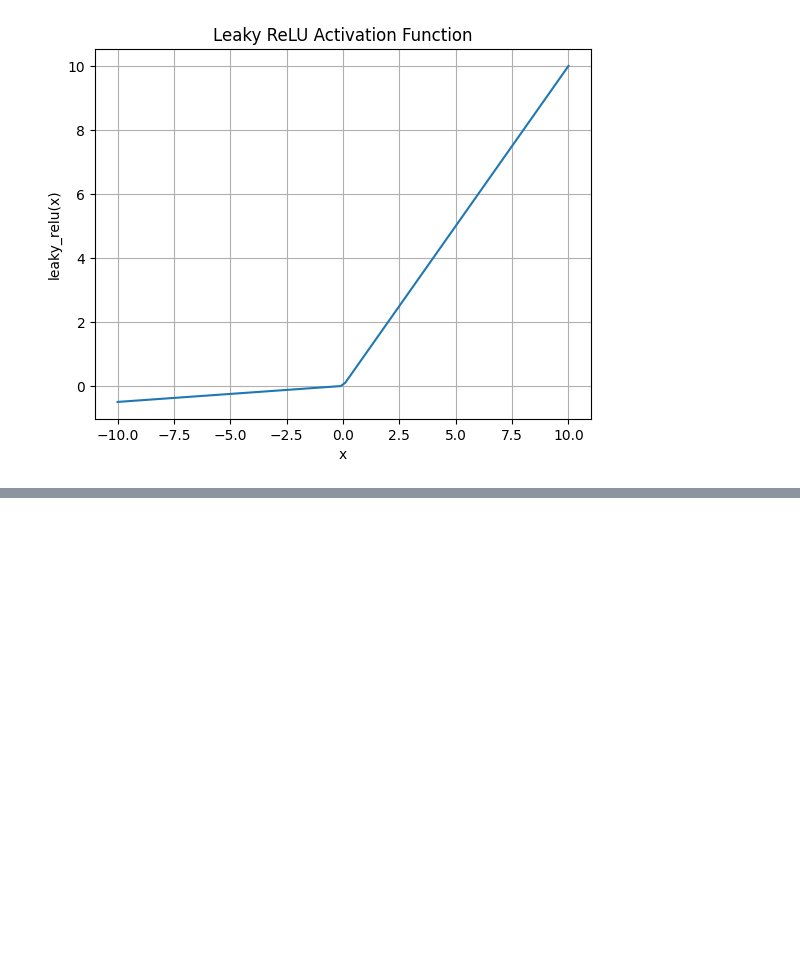
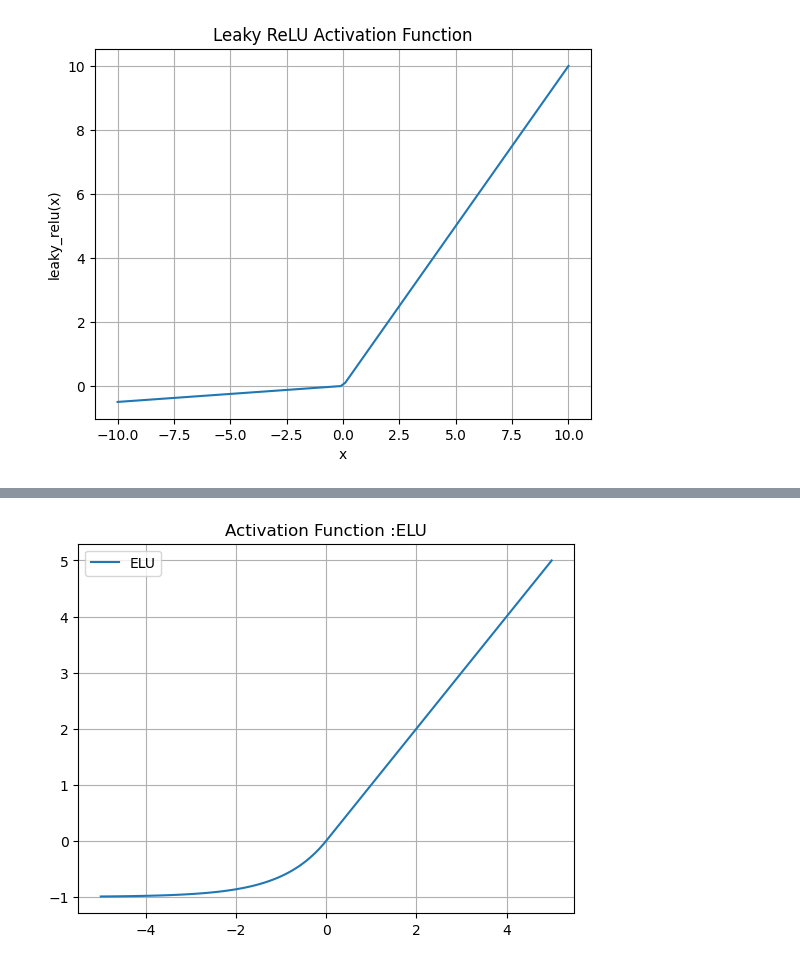
Before and after one commit to ranjan2829/ann-codes, a Jupyter notebook: ann-1 activation.ipynb, the cells around one changed output, grey strips where cells are left out. Saved outputs shown, nothing was run; the diff lists cells and outputs as text; code cells hidden in the pictures; blank space fills up the shorter version.

```diff
--- a/ann-1 activation.ipynb
+++ b/ann-1 activation.ipynb
@@ -88,0 +127,3 @@ plt.show()
+# %%
+def elu(x,alpha=1.0):
+    return np.where(x>0,x,alpha*(np.exp(x)-1))
@@ -88,0 +133,10 @@ plt.show()
+# %%
+x = np.linspace(-5, 5,100)
+plt.plot(x, elu(x),label="ELU")
+plt.axis('tight')
+plt.title('Activation Function :ELU')
+plt.grid(True)
+plt.legend()
+plt.show()
+# %% [output]
+[figure, added]
```
Also changed, not shown: parts of 3 cells of this notebook.
